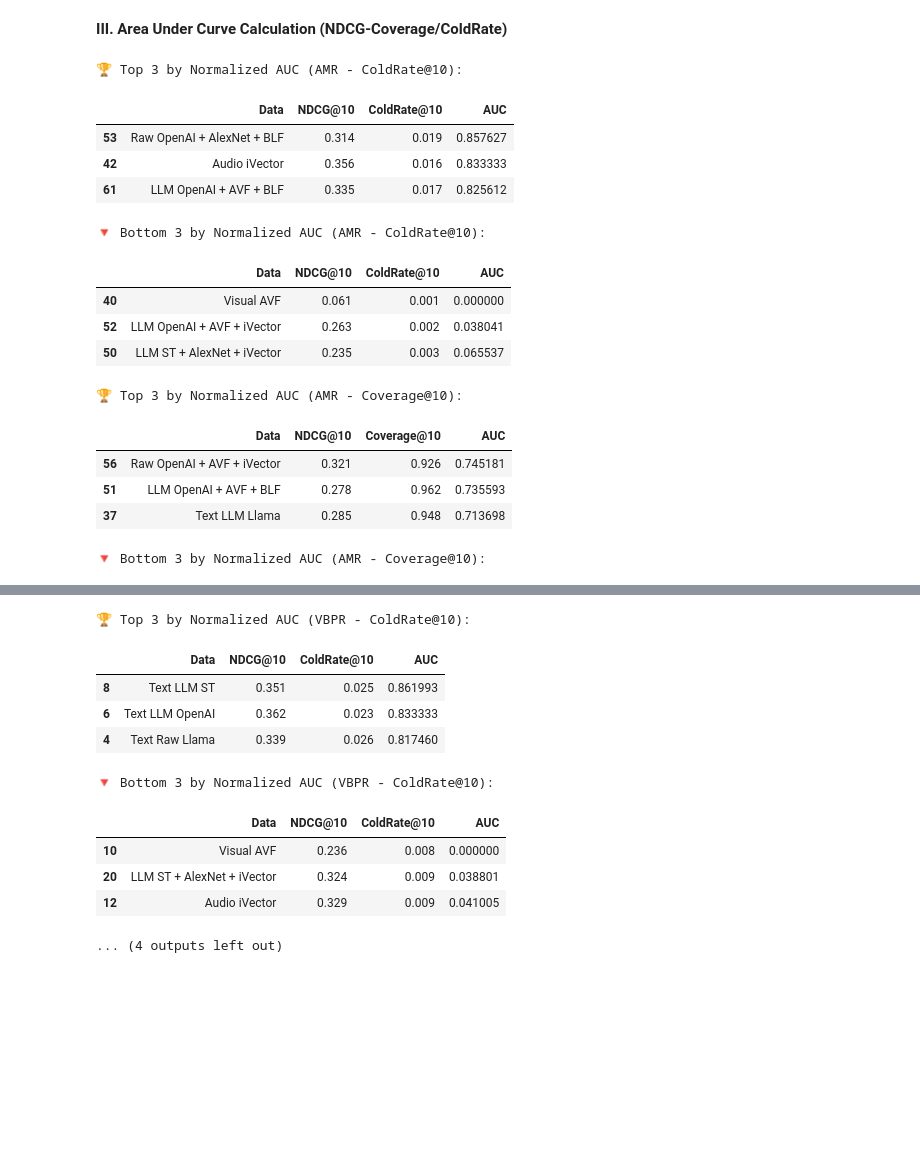
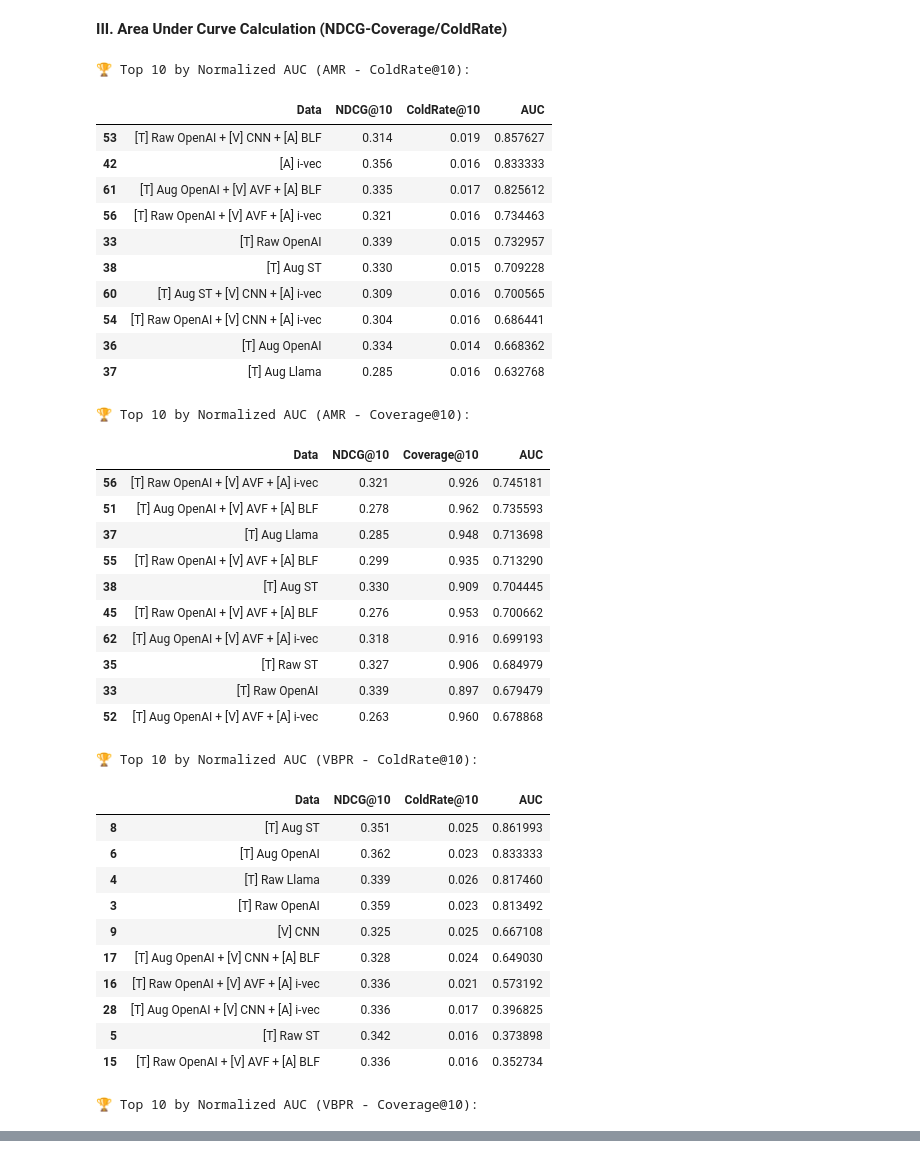
Before and after one commit to RecSys-lab/ViLLA-MMBench, a Jupyter notebook: visualization_of_results.ipynb, the cells around one changed output, grey strips where cells are left out. Saved outputs shown, nothing was run; the diff lists cells and outputs as text; code cells hidden in the pictures; blank space fills up the shorter version.

```diff
--- a/visualization_of_results.ipynb
+++ b/visualization_of_results.ipynb
@@ -282,48 +286,71 @@ plt.show()
 # %%
 from IPython.display import display
 
 def compute_auc_and_rank(df, model_name, value_col):
     # Filter by model
     df_model = df[df['Model'] == model_name].copy()
 
     # Normalize NDCG and value_col using min-max normalization
     for col in ['NDCG@10', value_col]:
         min_val = df_model[col].min()
         max_val = df_model[col].max()
         df_model[f'{col}_norm'] = (df_model[col] - min_val) / (max_val - min_val + 1e-9)  # Avoid division by zero
 
     # Compute AUC with normalized values
     df_model['AUC'] = df_model['NDCG@10_norm'] * df_model[f'{value_col}_norm']
 
     # Sort by AUC
-    top3 = df_model.nlargest(3, 'AUC')[['Data', 'NDCG@10', value_col, 'AUC']]
-    bottom3 = df_model.nsmallest(3, 'AUC')[['Data', 'NDCG@10', value_col, 'AUC']]
+    top10 = df_model.nlargest(10, 'AUC')[['Data', 'NDCG@10', value_col, 'AUC']]
+    bottom10 = df_model.nsmallest(10, 'AUC')[['Data', 'NDCG@10', value_col, 'AUC']]
 
-    print(f"\n🏆 Top 3 by Normalized AUC ({model_name} - {value_col}):")
-    display(top3)
+    print(f"\n🏆 Top 10 by Normalized AUC ({model_name} - {value_col}):")
+    display(top10)
 
-    print(f"\n🔻 Bottom 3 by Normalized AUC ({model_name} - {value_col}):")
-    display(bottom3)
+    # print(f"\n🔻 Bottom 10 by Normalized AUC ({model_name} - {value_col}):")
+    # display(bottom10)
+
+    print('\n\n')
 
 # Run for both models and metrics
 for model in ['AMR', 'VBPR']:
     for metric in ['ColdRate@10', 'Coverage@10']:
         compute_auc_and_rank(evalDf_copy, model, metric)
 # %% [output]
-🏆 Top 3 by Normalized AUC (AMR - ColdRate@10):
+🏆 Top 10 by Normalized AUC (AMR - ColdRate@10):
 |  | Data | NDCG@10 | ColdRate@10 | AUC |
-| 53 | Raw OpenAI + AlexNet + BLF | 0.314 | 0.019 | 0.857627 |
-| 42 | Audio iVector | 0.356 | 0.016 | 0.833333 |
-| 61 | LLM OpenAI + AVF + BLF | 0.335 | 0.017 | 0.825612 |
+| 53 | [T] Raw OpenAI + [V] CNN + [A] BLF | 0.314 | 0.019 | 0.857627 |
+| 42 | [A] i-vec | 0.356 | 0.016 | 0.833333 |
+| 61 | [T] Aug OpenAI + [V] AVF + [A] BLF | 0.335 | 0.017 | 0.825612 |
+| 56 | [T] Raw OpenAI + [V] AVF + [A] i-vec | 0.321 | 0.016 | 0.734463 |
+| 33 | [T] Raw OpenAI | 0.339 | 0.015 | 0.732957 |
+| 38 | [T] Aug ST | 0.330 | 0.015 | 0.709228 |
+| 60 | [T] Aug ST + [V] CNN + [A] i-vec | 0.309 | 0.016 | 0.700565 |
+| 54 | [T] Raw OpenAI + [V] CNN + [A] i-vec | 0.304 | 0.016 | 0.686441 |
+| 36 | [T] Aug OpenAI | 0.334 | 0.014 | 0.668362 |
+| 37 | [T] Aug Llama | 0.285 | 0.016 | 0.632768 |
-🔻 Bottom 3 by Normalized AUC (AMR - ColdRate@10):
+🏆 Top 10 by Normalized AUC (AMR - Coverage@10):
-|  | Data | NDCG@10 | ColdRate@10 | AUC |
-| 40 | Visual AVF | 0.061 | 0.001 | 0.000000 |
-| 52 | LLM OpenAI + AVF + iVector | 0.263 | 0.002 | 0.038041 |
-| 50 | LLM ST + AlexNet + iVector | 0.235 | 0.003 | 0.065537 |
+|  | Data | NDCG@10 | Coverage@10 | AUC |
+| 56 | [T] Raw OpenAI + [V] AVF + [A] i-vec | 0.321 | 0.926 | 0.745181 |
+| 51 | [T] Aug OpenAI + [V] AVF + [A] BLF | 0.278 | 0.962 | 0.735593 |
+| 37 | [T] Aug Llama | 0.285 | 0.948 | 0.713698 |
+| 55 | [T] Raw OpenAI + [V] AVF + [A] BLF | 0.299 | 0.935 | 0.713290 |
+| 38 | [T] Aug ST | 0.330 | 0.909 | 0.704445 |
+| 45 | [T] Raw OpenAI + [V] AVF + [A] BLF | 0.276 | 0.953 | 0.700662 |
+| 62 | [T] Aug OpenAI + [V] AVF + [A] i-vec | 0.318 | 0.916 | 0.699193 |
+| 35 | [T] Raw ST | 0.327 | 0.906 | 0.684979 |
+| 33 | [T] Raw OpenAI | 0.339 | 0.897 | 0.679479 |
+| 52 | [T] Aug OpenAI + [V] AVF + [A] i-vec | 0.263 | 0.960 | 0.678868 |
-🏆 Top 3 by Normalized AUC (AMR - Coverage@10):
+🏆 Top 10 by Normalized AUC (VBPR - ColdRate@10):
-|  | Data | NDCG@10 | Coverage@10 | AUC |
-| 56 | Raw OpenAI + AVF + iVector | 0.321 | 0.926 | 0.745181 |
-| 51 | LLM OpenAI + AVF + BLF | 0.278 | 0.962 | 0.735593 |
-| 37 | Text LLM Llama | 0.285 | 0.948 | 0.713698 |
+|  | Data | NDCG@10 | ColdRate@10 | AUC |
+| 8 | [T] Aug ST | 0.351 | 0.025 | 0.861993 |
+| 6 | [T] Aug OpenAI | 0.362 | 0.023 | 0.833333 |
+| 4 | [T] Raw Llama | 0.339 | 0.026 | 0.817460 |
+| 3 | [T] Raw OpenAI | 0.359 | 0.023 | 0.813492 |
+| 9 | [V] CNN | 0.325 | 0.025 | 0.667108 |
+| 17 | [T] Aug OpenAI + [V] CNN + [A] BLF | 0.328 | 0.024 | 0.649030 |
+| 16 | [T] Raw OpenAI + [V] AVF + [A] i-vec | 0.336 | 0.021 | 0.573192 |
+| 28 | [T] Aug OpenAI + [V] CNN + [A] i-vec | 0.336 | 0.017 | 0.396825 |
+| 5 | [T] Raw ST | 0.342 | 0.016 | 0.373898 |
+| 15 | [T] Raw OpenAI + [V] AVF + [A] BLF | 0.336 | 0.016 | 0.352734 |
-🔻 Bottom 3 by Normalized AUC (AMR - Coverage@10):
+🏆 Top 10 by Normalized AUC (VBPR - Coverage@10):
 |  | Data | NDCG@10 | Coverage@10 | AUC |
@@ -333,11 +366,0 @@ for model in ['AMR', 'VBPR']:
-🏆 Top 3 by Normalized AUC (VBPR - ColdRate@10):
-|  | Data | NDCG@10 | ColdRate@10 | AUC |
-| 8 | Text LLM ST | 0.351 | 0.025 | 0.861993 |
-| 6 | Text LLM OpenAI | 0.362 | 0.023 | 0.833333 |
-| 4 | Text Raw Llama | 0.339 | 0.026 | 0.817460 |
-🔻 Bottom 3 by Normalized AUC (VBPR - ColdRate@10):
-|  | Data | NDCG@10 | ColdRate@10 | AUC |
-| 10 | Visual AVF | 0.236 | 0.008 | 0.000000 |
-| 20 | LLM ST + AlexNet + iVector | 0.324 | 0.009 | 0.038801 |
-| 12 | Audio iVector | 0.329 | 0.009 | 0.041005 |
-... (4 outputs left out)
```
Also changed, not shown: parts of 2 cells of this notebook.
